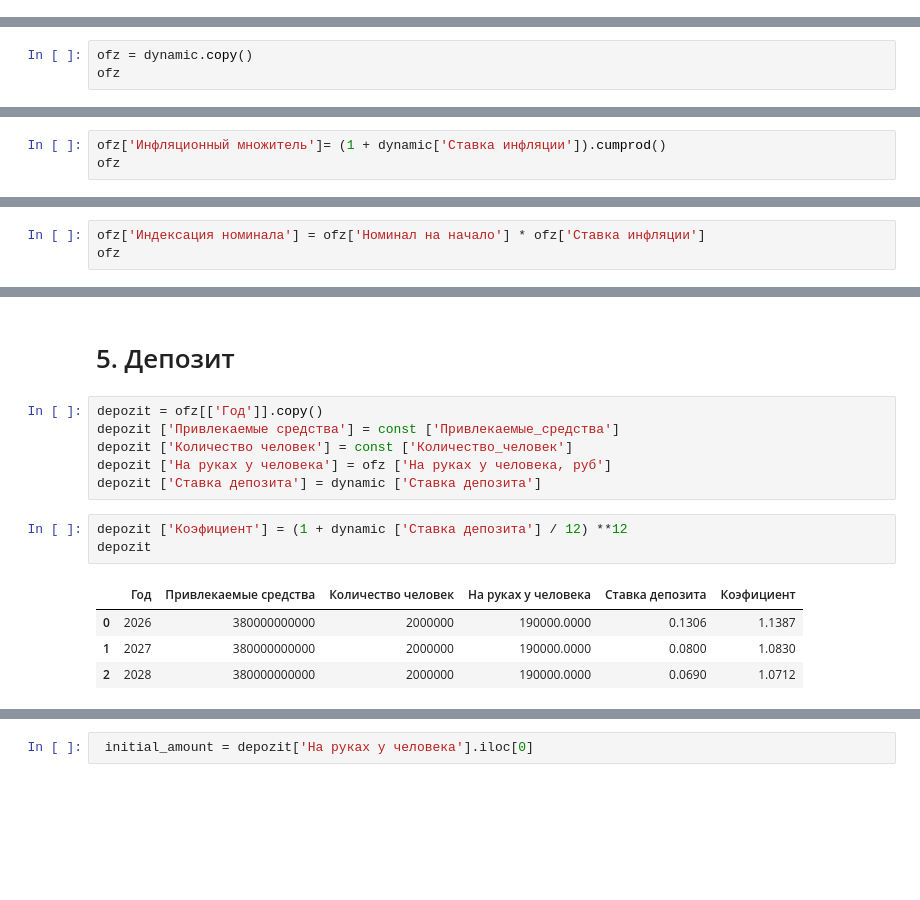
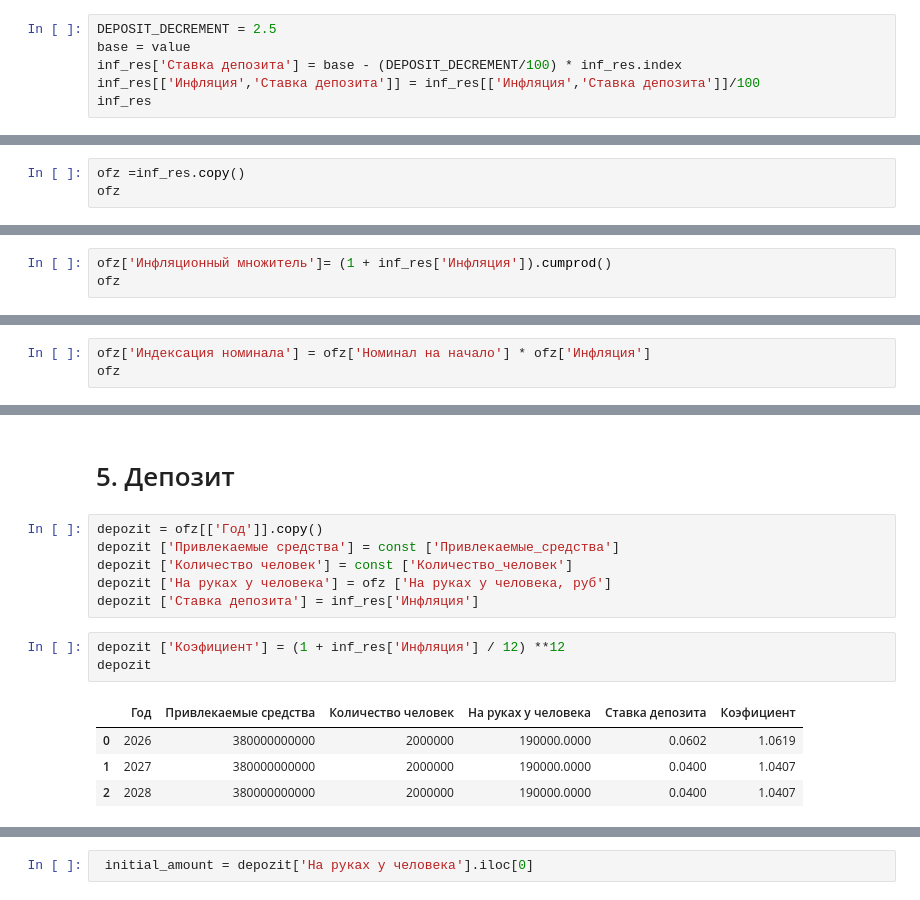
Before and after one commit to DOC8048/ofz-in-l, a Jupyter notebook: ОФЗ ИН (л).ipynb, the cells around one changed output, grey strips where cells are left out. Cells and saved outputs as stored; diff of their text form; blank space fills up the shorter version.

```diff
--- a/ОФЗ ИН (л).ipynb
+++ b/ОФЗ ИН (л).ipynb
@@ -44,0 +92,6 @@ dynamic
+# %%
+DEPOSIT_DECREMENT = 2.5
+base = value
+inf_res['Ставка депозита'] = base - (DEPOSIT_DECREMENT/100) * inf_res.index
+inf_res[['Инфляция','Ставка депозита']] = inf_res[['Инфляция','Ставка депозита']]/100
+inf_res
@@ -45,6 +103,6 @@ dynamic
 # %% [markdown]
 # 3. ОФЗ ИН (л)
 # %%
-ofz = dynamic.copy()
+ofz =inf_res.copy()
 ofz
 # %% [output]
@@ -81,4 +139,4 @@ ofz
 # %%
-ofz['Инфляционный множитель']= (1 + dynamic['Ставка инфляции']).cumprod()
+ofz['Инфляционный множитель']= (1 + inf_res['Инфляция']).cumprod()
 ofz
 # %% [output]
@@ -106,4 +164,4 @@ ofz
 # %%
-ofz['Индексация номинала'] = ofz['Номинал на начало'] * ofz['Ставка инфляции']
+ofz['Индексация номинала'] = ofz['Номинал на начало'] * ofz['Инфляция']
 ofz
 # %% [output]
@@ -228,15 +279,15 @@ depozit = ofz[['Год']].copy()
 depozit ['Привлекаемые средства'] = const ['Привлекаемые_средства']
 depozit ['Количество человек'] = const ['Количество_человек']
 depozit ['На руках у человека'] = ofz ['На руках у человека, руб']
-depozit ['Ставка депозита'] = dynamic ['Ставка депозита']
+depozit ['Ставка депозита'] = inf_res['Инфляция']
 # %%
-depozit ['Коэфициент'] = (1 + dynamic ['Ставка депозита'] / 12) **12
+depozit ['Коэфициент'] = (1 + inf_res['Инфляция'] / 12) **12
 depozit
 # %% [output]
 |  | Год | Привлекаемые средства | Количество человек | На руках у человека | Ставка депозита | Коэфициент |
-| 0 | 2026 | 380000000000 | 2000000 | 190000.0000 | 0.1306 | 1.1387 |
-| 1 | 2027 | 380000000000 | 2000000 | 190000.0000 | 0.0800 | 1.0830 |
-| 2 | 2028 | 380000000000 | 2000000 | 190000.0000 | 0.0690 | 1.0712 |
+| 0 | 2026 | 380000000000 | 2000000 | 190000.0000 | 0.0602 | 1.0619 |
+| 1 | 2027 | 380000000000 | 2000000 | 190000.0000 | 0.0400 | 1.0407 |
+| 2 | 2028 | 380000000000 | 2000000 | 190000.0000 | 0.0400 | 1.0407 |
 # %%
 depozit ['Накопленный множитель'] = depozit ['Коэфициент'].cumprod()
 depozit
```
Also changed, not shown: parts of 36 cells of this notebook, 1 other file.
